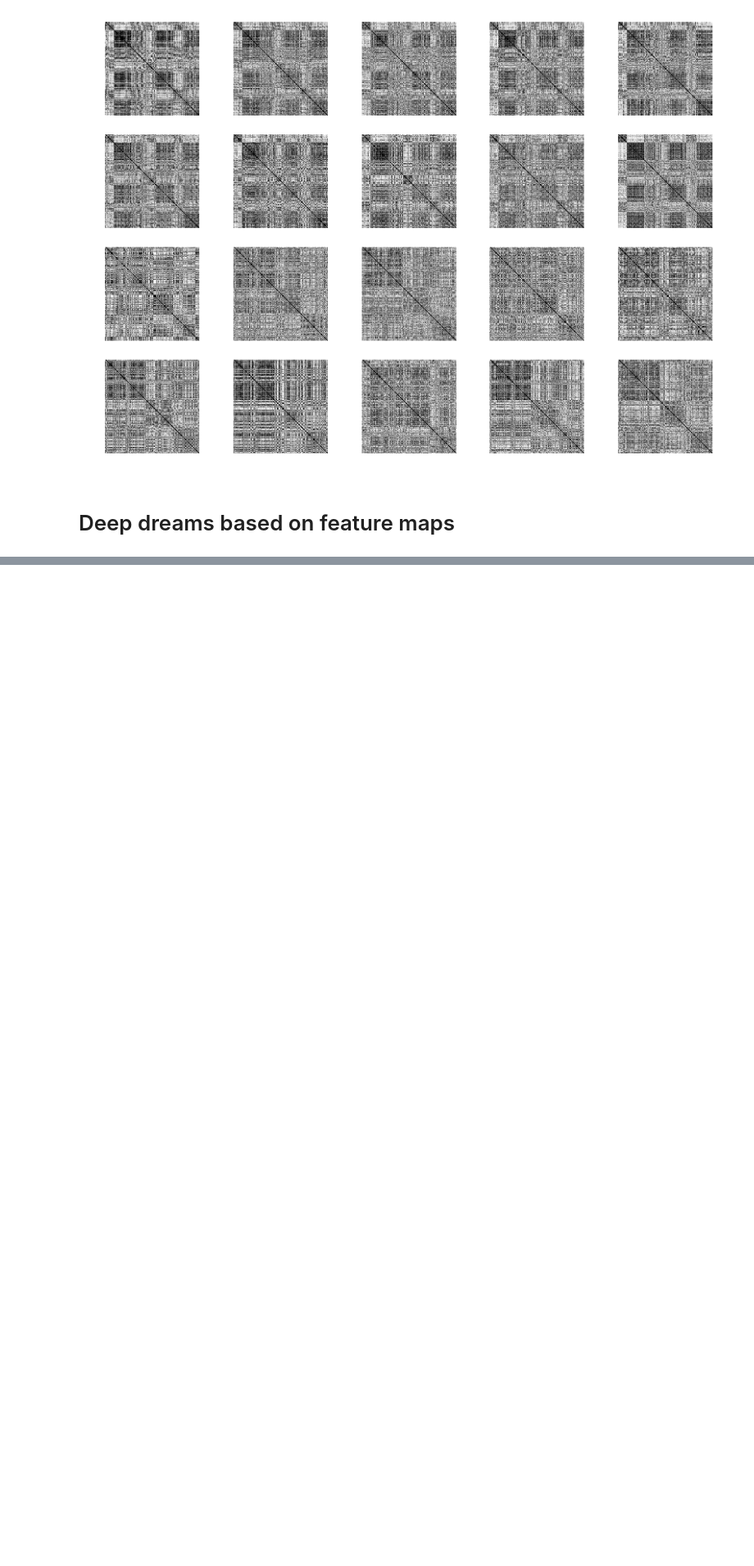
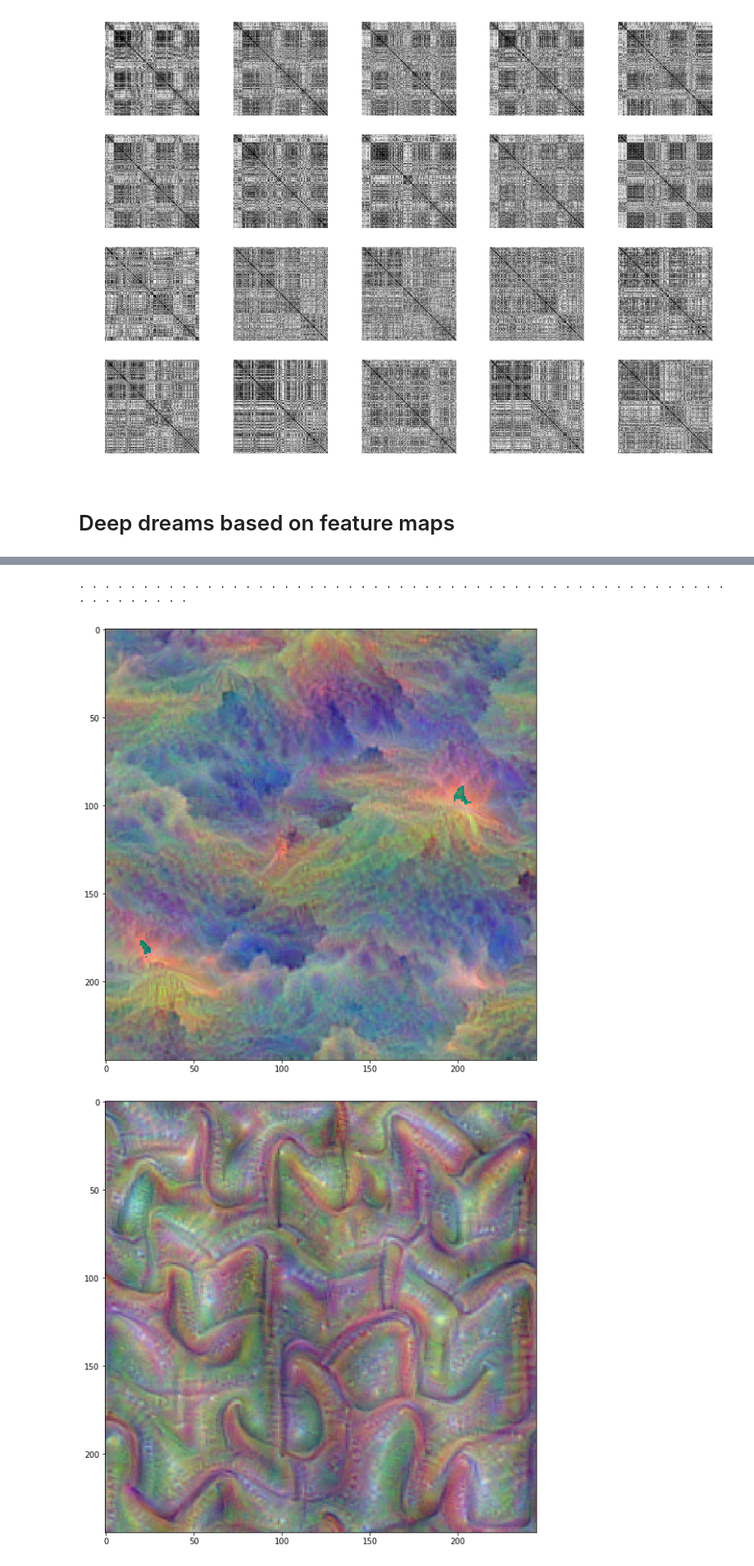
Before and after one commit to PTRRupprecht/Understanding-style-transfer, a Jupyter notebook: Understanding style transfer.ipynb, the cells around one changed output, grey strips where cells are left out. Shown at 82% size. Saved outputs shown, nothing was run; the diff lists cells and outputs as text; code cells hidden in the pictures; blank space fills up the shorter version.

```diff
--- a/Understanding style transfer.ipynb
+++ b/Understanding style transfer.ipynb
@@ -421,0 +464,34 @@ for kk in range(7):
+# %%
+# Based on feature cluster 1, use the Deep Dream technique with two different optimization objectives:
+# 1) the activation of the feature maps of cluster 1 (as above)
+# 2) the correlation among the features of cluster 1
+
+# find all features involved in cluster 1 (index 0 in Python)
+ixs = [i for i,x in enumerate(indizes) if x == 0]
+
+# define the optimization objective 1
+Activity_loss = T(layer)[:,:,:,36]
+for jj in range(len(ixs)):
+    Activity_loss += T(layer)[:,:,:,ixs[jj]]
+
+# define the optimization objective 2 (I suspect that this could be done in a much more elegant way)
+A = tf.contrib.layers.flatten(T(layer)[:,:,:,36])
+B = tf.contrib.layers.flatten(T(layer)[:,:,:,46])
+Texture_loss = tf.tensordot(A,B,2)
+for jj in range(len(ixs)):
+    for kk in range(len(ixs)):
+        A = tf.contrib.layers.flatten(T(layer)[:,:,:,ixs[jj]])
+        B = tf.contrib.layers.flatten(T(layer)[:,:,:,ixs[kk]])
+        Texture_loss += tf.tensordot(A,B,2)
+
+# render Deep dream images based on the two optimization objectives
+
+# activations of feature maps
+render_lapnorm(Activity_loss,figindex=123,img0=np.random.uniform(size=(125,125,3)) + 100.0)
+
+# correlations of feature maps (Gram matrix)
+render_lapnorm(Texture_loss,figindex=127,img0=np.random.uniform(size=(125,125,3)) + 100.0)
+# %% [output]
+. . . . . . . . . . . . . . . . . . . . . . . . . . . . . . . . . . . . . . . . . . . . . . . . . . . . . . . . . . . .
+[figure, added]
+[figure, added]
```
Also changed, not shown: parts of 13 cells of this notebook.
